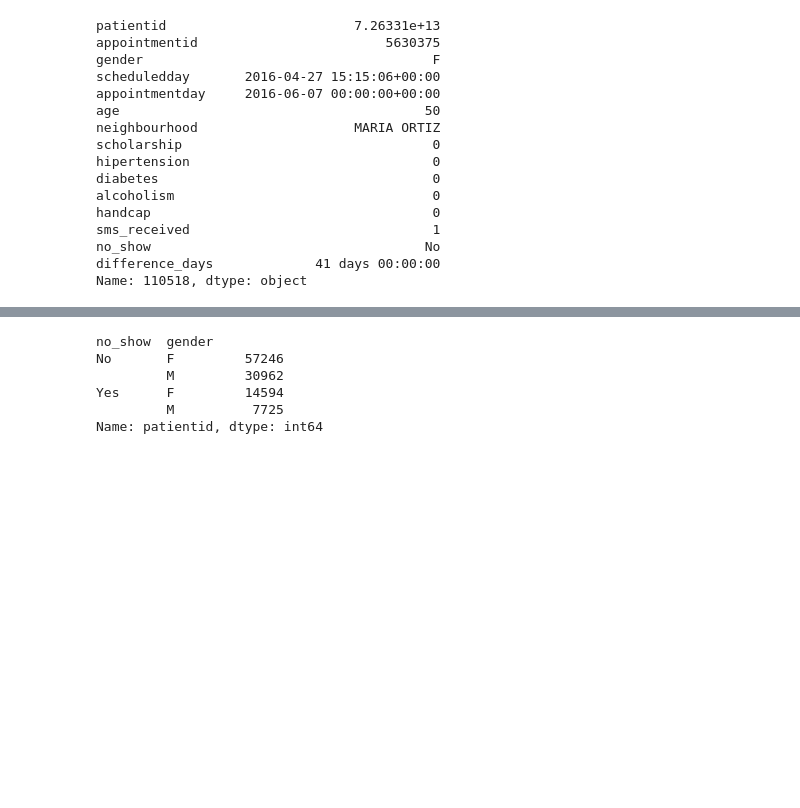
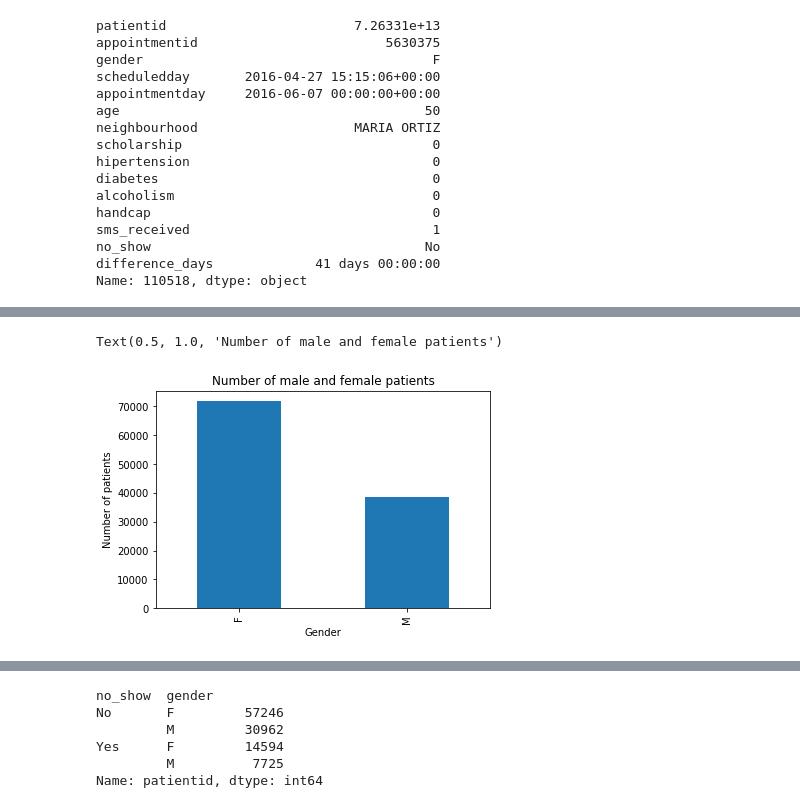
Before and after one commit to AyatElnemer/analysis-no-show-appointment-data, a Jupyter notebook: no show data set.ipynb, the cells around one changed output, grey strips where cells are left out. Saved outputs shown, nothing was run; the diff lists cells and outputs as text; code cells hidden in the pictures; blank space fills up the shorter version.

```diff
--- a/no show data set.ipynb
+++ b/no show data set.ipynb
@@ -190,2 +230,11 @@ df.groupby('gender')['patientid'].count().plot(kind='bar')
+# %%
+#number of male and female patients
+new('gender','patientid')
+plt.ylabel('Number of patients')
+plt.xlabel('Gender')
+plt.title ('Number of male and female patients')
+# %% [output]
+Text(0.5, 1.0, 'Number of male and female patients')
+[figure, added]
 # %%
 #exploring the range of ages
```
Also changed, not shown: parts of 53 cells of this notebook, 1 other file.
